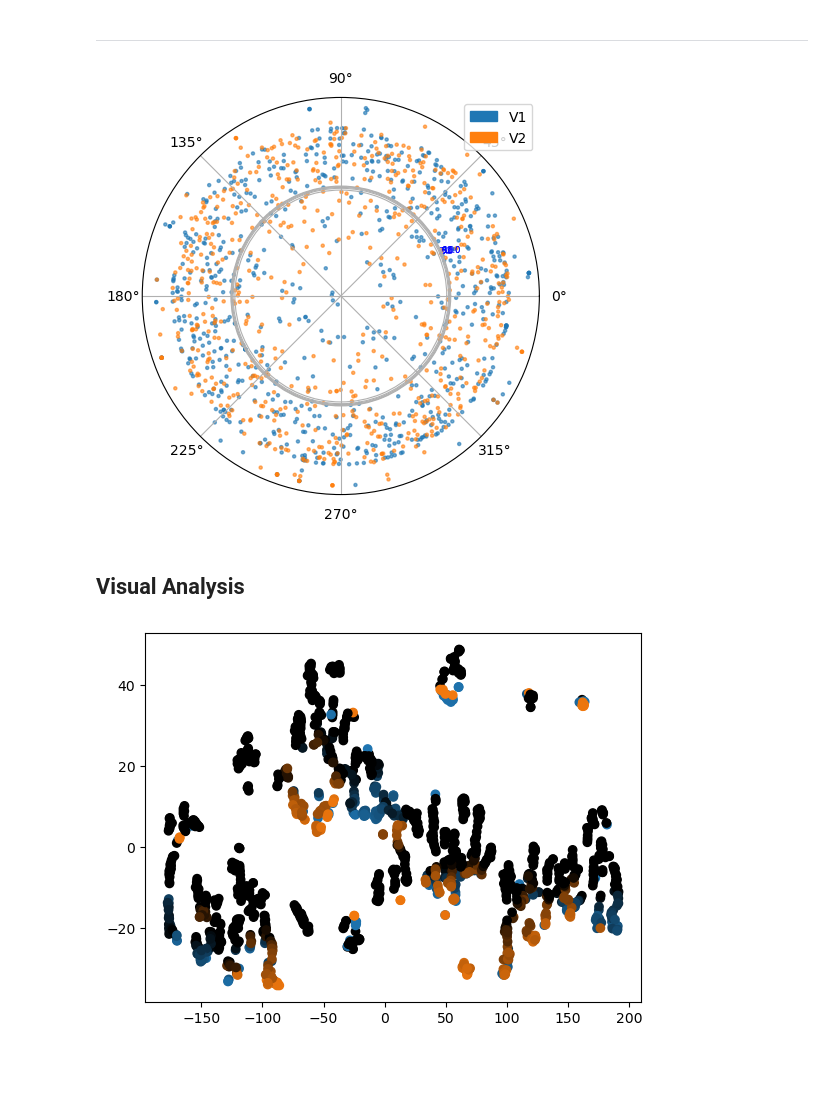
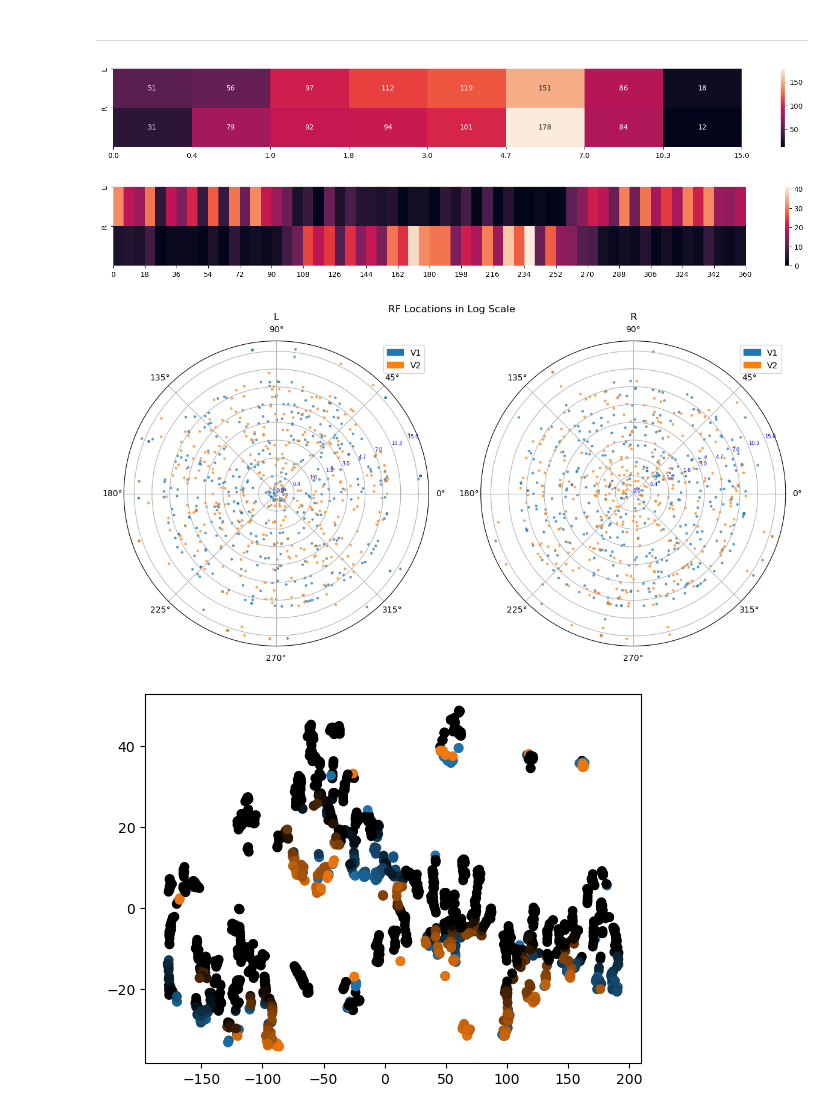
Before and after one commit to pulkitgoyal56/HCP-Playground, a Jupyter notebook: prfresults.ipynb, the cells around one changed output. Cells and saved outputs as stored; diff of their text form; code cells hidden in the pictures; blank space fills up the shorter version.

Commit message:
add more heatmaps for L-R comparisons
- add docstrings to functions
- merge plots
- notebook cleanup

```diff
--- a/prfresults.ipynb
+++ b/prfresults.ipynb
@@ -284,12 +384,12 @@ else:
 ## Basic Visualisation
 # %%
 %matplotlib inline
-fig, axs = plt.subplots(len(roi_), 2, figsize=(18, 2*len(roi_)), sharex=True, sharey=True)
+fig, axs = plt.subplots(len(roi), 2, figsize=(18, 2*len(roi)), sharex=True, sharey=True)
 
-for i, label_i in enumerate(roi_):
+for i, label_i in enumerate(roi):
     for j, hemisphere in enumerate(['L', 'R']):
         for coordinate_axis in ['x', 'y', 'z']:
-            axs[i][j].hist(dfv_[(dfv[label].str.contains(label_i)) & (dfv_['hemisphere'] == hemisphere)][coordinate_axis],
+            axs[i][j].hist(dfv[(dfv[label].str.contains(label_i)) & (dfv['hemisphere'] == hemisphere)][coordinate_axis],
                        bins=20, edgecolor='black', alpha=0.6,
                        label=f'{f"{coordinate_axis.upper()} Coordinate in Talairach Space" if i == j == 0 else ""}'
             )
@@ -329,0 +412,17 @@ plt.tight_layout()
+# %%
+%matplotlib inline
+fig, axs = plt.subplots(1, 2, figsize=(12, 6), subplot_kw={'projection': '3d'})
+
+axs[0].scatter(*dfv[['x', 'y', 'z']].T.to_numpy(), s=10, c=[roi_colors[pl] for pl in dfv[label]])
+axs[0].legend(handles=[mpatches.Patch(color=roi_color, label=roi_label) for roi_label, roi_color in roi_colors.items()])
+
+for roi_label in roi:
+    axs[1].scatter(*dfv[dfv[label] == roi_label][['x', 'y', 'z']].T.to_numpy(),
+               s=10, #marker=roi_markers_[roi_label],
+               c=[np.array(roi_colors[roi_label]) * relu(1 - met/metric_limit) for met in dfv[dfv[label] == roi_label][metric]]
+    )
+axs[1].legend(handles=[mpatches.Patch(color=roi_color, label=roi_label) for roi_label, roi_color in roi_colors.items()])
+axs[1].set_title(fr'Color Gradient $\propto 1 - \frac{{{metric}}}{{{metric_limit}}}$, with ${metric} > {metric_limit}$ blackened')
+
+fig.suptitle('Locations of Verticies (Voxels)')
+plt.tight_layout()
@@ -330,18 +431,45 @@ plt.tight_layout()
 # %% [markdown]
 ---
-# %%
-ANG_MESH = np.linspace(0, 360, 61)
-ECC_MESH = np.array([0., 2, 5, 8, 12, 16]) # np.logspace(0, 4, 9, base=2) - 1
+# %%
+dfv_ = dfv.groupby(['hemisphere',
+                    pd.cut(dfv['ecc'], ECC_MESH, labels=ECC_MESH[1:].round(1))
+                   ]).count()
+
+plt.figure(figsize=(20, 2))
+sns.heatmap([dfv_[label].loc[s] for s in ('L', 'R')], annot=True, fmt='g')
+plt.yticks((0, 1), ('L', 'R'))
+plt.xticks(list(range(len(ECC_MESH)))[::1], ECC_MESH.round(1)[::1]);
+# %% [output]
+[figure, added]
+# %%
+dfv_ = dfv.groupby(['hemisphere',
+                    pd.cut(dfv['ang'], ANG_MESH, labels=((ANG_MESH[1:] + ANG_MESH[:-1])/2).astype(int))
+                   ]).count()
+
+plt.figure(figsize=(20, 2))
+sns.heatmap([dfv_[label].loc[s] for s in ('L', 'R')])
+plt.yticks((0, 1), ('L', 'R'))
+plt.xticks(list(range(len(ANG_MESH)))[::3], ANG_MESH.astype(int)[::3]);
+# %% [output]
+[figure, added]
 # %%
-ax = plt.axes(projection='polar')
-ax.scatter(dfv_['ang'], log(dfv_['ecc'], max(ECC_MESH)), s=5, c=[roi_colors_[l] for l in dfv_[label]], alpha=0.6)
-ax.legend(handles=[mpatches.Patch(color=roi_color, label=roi_label) for roi_label, roi_color in roi_colors_.items()])
+fig, axs = plt.subplots(1, 2, figsize=(12, 6), subplot_kw={'projection': 'polar'})
+
+axs[0].scatter(dfv_l['ang'], np.log(1 + dfv_l['ecc']), s=5, c=[roi_colors[l] for l in dfv_l[label]], alpha=0.6)
+axs[0].legend(handles=[mpatches.Patch(color=roi_color, label=roi_label) for roi_label, roi_color in roi_colors.items()])
+axs[0].set_rgrids(np.log(1 + ECC_MESH), ECC_MESH.round(1), color='b', fontsize=6)
+axs[0].set_title('L')
+
+axs[1].scatter(dfv_r['ang'], np.log(1 + dfv_r['ecc']), s=5, c=[roi_colors[l] for l in dfv_r[label]], alpha=0.6)
+axs[1].legend(handles=[mpatches.Patch(color=roi_color, label=roi_label) for roi_label, roi_color in roi_colors.items()])
+axs[1].set_rgrids(np.log(1 + ECC_MESH), ECC_MESH.round(1), color='b', fontsize=6)
+axs[1].set_title('R')
+
 # ax.set_thetagrids(ANG_MESH[:-1], [fr'${ANG_MESH[i]}^{{\circ}}$' if i%3 == 0 else None for i in range(len(ANG_MESH[:-1]))])
 # ax.set_thetagrids([0])
-ax.set_rgrids(log(ECC_MESH[1:]), ECC_MESH[1:].round(1), color='b', fontsize=6)
+
+fig.suptitle('RF Locations in Log Scale')
 plt.tight_layout()
 # %% [output]
-[figure, old version]
+[figure, new version]
-# %% [markdown]
-## Visual Analysis
 # %%
```
Also changed, not shown: parts of 36 cells of this notebook.
